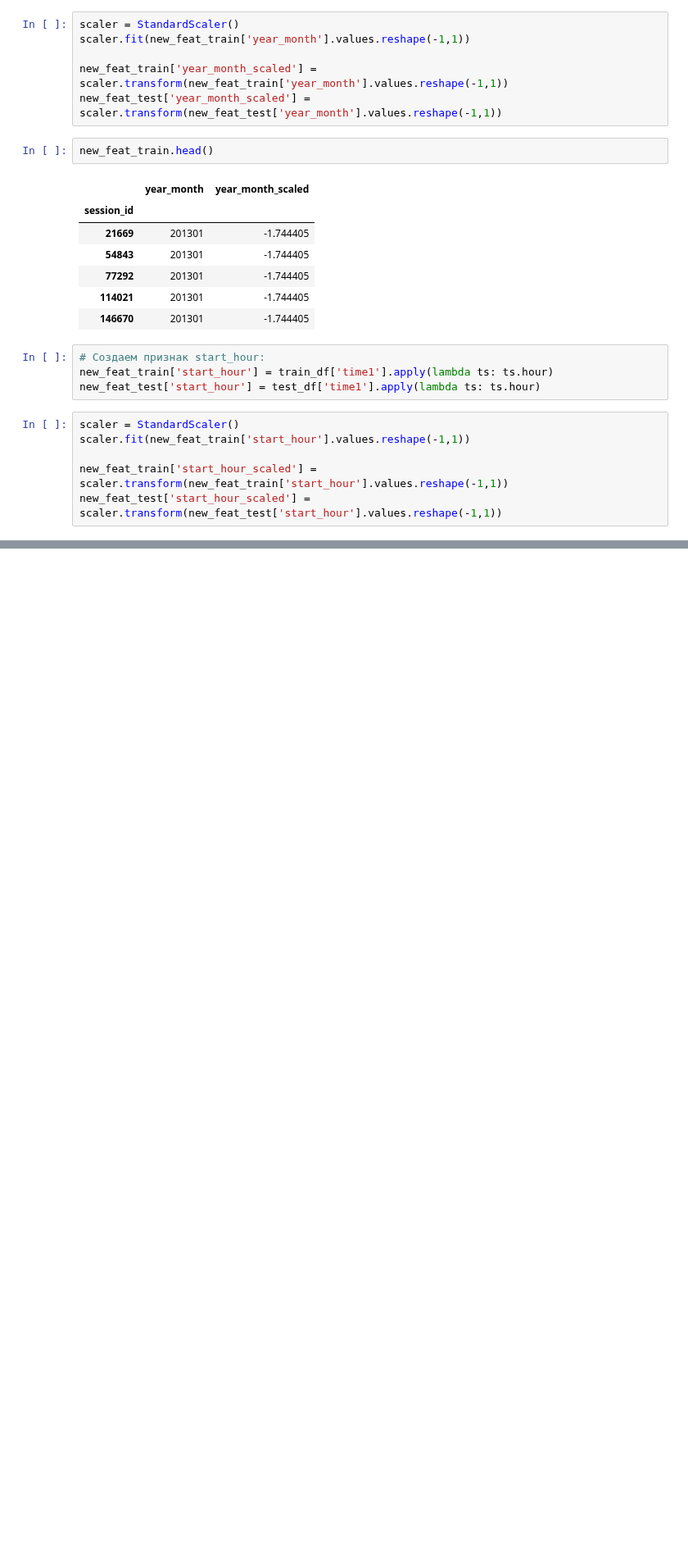
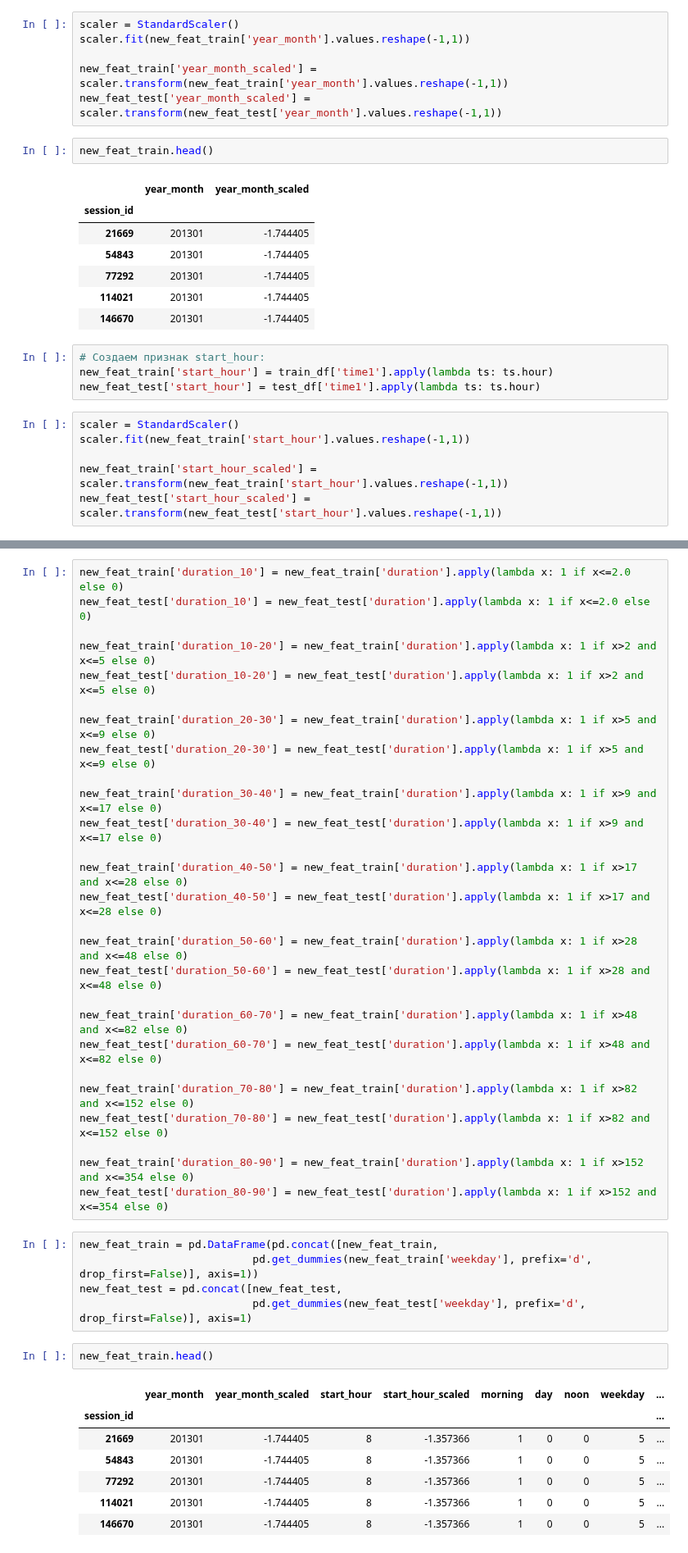
Before and after one commit to kcostya/mlcourse_open, a Jupyter notebook: jupyter_russian/homeworks/hw6_session3_part1_alice_beat_baseline.ipynb, the cells around one changed output, grey strips where cells are left out. Shown at 82% size. Cells and saved outputs as stored; diff of their text form; blank space fills up the shorter version.

```diff
--- a/jupyter_russian/homeworks/hw6_session3_part1_alice_beat_baseline.ipynb
+++ b/jupyter_russian/homeworks/hw6_session3_part1_alice_beat_baseline.ipynb
@@ -253,0 +264,42 @@ years
+# %%
+new_feat_train['duration_10'] = new_feat_train['duration'].apply(lambda x: 1 if x<=2.0 else 0)
+new_feat_test['duration_10'] = new_feat_test['duration'].apply(lambda x: 1 if x<=2.0 else 0)
+
+new_feat_train['duration_10-20'] = new_feat_train['duration'].apply(lambda x: 1 if x>2 and x<=5 else 0)
+new_feat_test['duration_10-20'] = new_feat_test['duration'].apply(lambda x: 1 if x>2 and x<=5 else 0)
+
+new_feat_train['duration_20-30'] = new_feat_train['duration'].apply(lambda x: 1 if x>5 and x<=9 else 0)
+new_feat_test['duration_20-30'] = new_feat_test['duration'].apply(lambda x: 1 if x>5 and x<=9 else 0)
+
+new_feat_train['duration_30-40'] = new_feat_train['duration'].apply(lambda x: 1 if x>9 and x<=17 else 0)
+new_feat_test['duration_30-40'] = new_feat_test['duration'].apply(lambda x: 1 if x>9 and x<=17 else 0)
+
+new_feat_train['duration_40-50'] = new_feat_train['duration'].apply(lambda x: 1 if x>17 and x<=28 else 0)
+new_feat_test['duration_40-50'] = new_feat_test['duration'].apply(lambda x: 1 if x>17 and x<=28 else 0)
+
+new_feat_train['duration_50-60'] = new_feat_train['duration'].apply(lambda x: 1 if x>28 and x<=48 else 0)
+new_feat_test['duration_50-60'] = new_feat_test['duration'].apply(lambda x: 1 if x>28 and x<=48 else 0)
+
+new_feat_train['duration_60-70'] = new_feat_train['duration'].apply(lambda x: 1 if x>48 and x<=82 else 0)
+new_feat_test['duration_60-70'] = new_feat_test['duration'].apply(lambda x: 1 if x>48 and x<=82 else 0)
+
+new_feat_train['duration_70-80'] = new_feat_train['duration'].apply(lambda x: 1 if x>82 and x<=152 else 0)
+new_feat_test['duration_70-80'] = new_feat_test['duration'].apply(lambda x: 1 if x>82 and x<=152 else 0)
+
+new_feat_train['duration_80-90'] = new_feat_train['duration'].apply(lambda x: 1 if x>152 and x<=354 else 0)
+new_feat_test['duration_80-90'] = new_feat_test['duration'].apply(lambda x: 1 if x>152 and x<=354 else 0)
+# %%
+new_feat_train = pd.DataFrame(pd.concat([new_feat_train,
+                           pd.get_dummies(new_feat_train['weekday'], prefix='d', drop_first=False)], axis=1))
+new_feat_test = pd.concat([new_feat_test,
+                           pd.get_dummies(new_feat_test['weekday'], prefix='d', drop_first=False)], axis=1)
+# %%
+new_feat_train.head()
+# %% [output]
+|  | year_month | year_month_scaled | start_hour | start_hour_scaled | morning | day | noon | weekday | ... |
+| session_id |  |  |  |  |  |  |  |  | ... |
+| 21669 | 201301 | -1.744405 | 8 | -1.357366 | 1 | 0 | 0 | 5 | ... |
+| 54843 | 201301 | -1.744405 | 8 | -1.357366 | 1 | 0 | 0 | 5 | ... |
+| 77292 | 201301 | -1.744405 | 8 | -1.357366 | 1 | 0 | 0 | 5 | ... |
+| 114021 | 201301 | -1.744405 | 8 | -1.357366 | 1 | 0 | 0 | 5 | ... |
+| 146670 | 201301 | -1.744405 | 8 | -1.357366 | 1 | 0 | 0 | 5 | ... |
```
Also changed, not shown: parts of 41 cells of this notebook, 10 other files.
